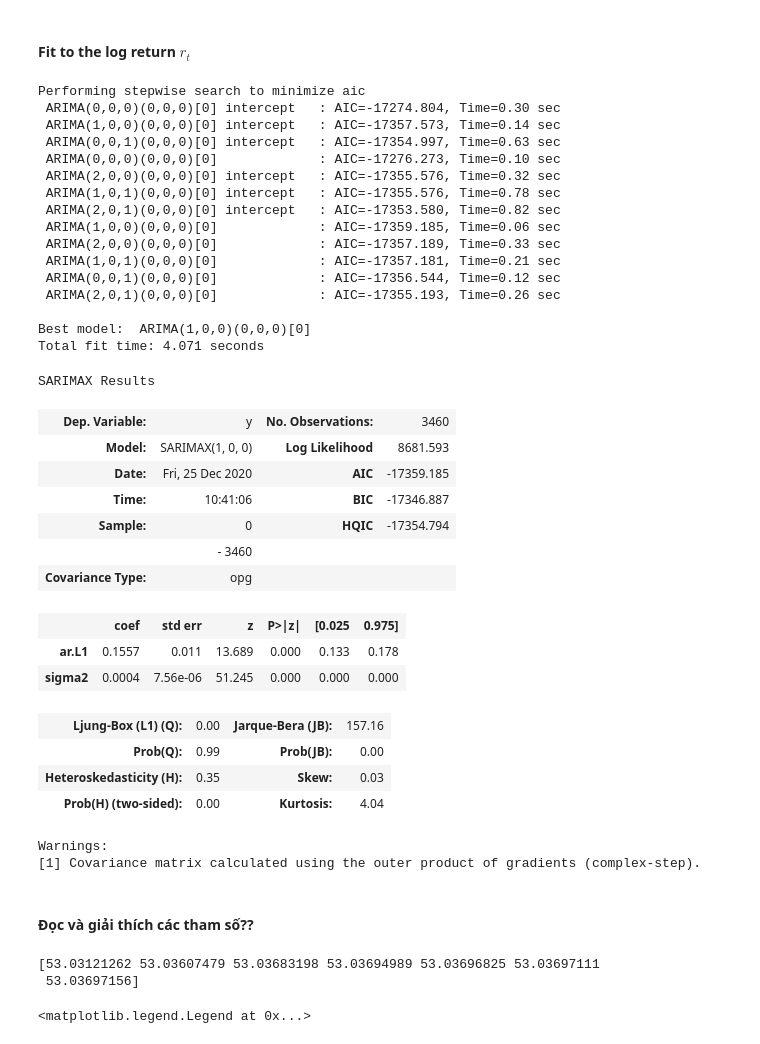
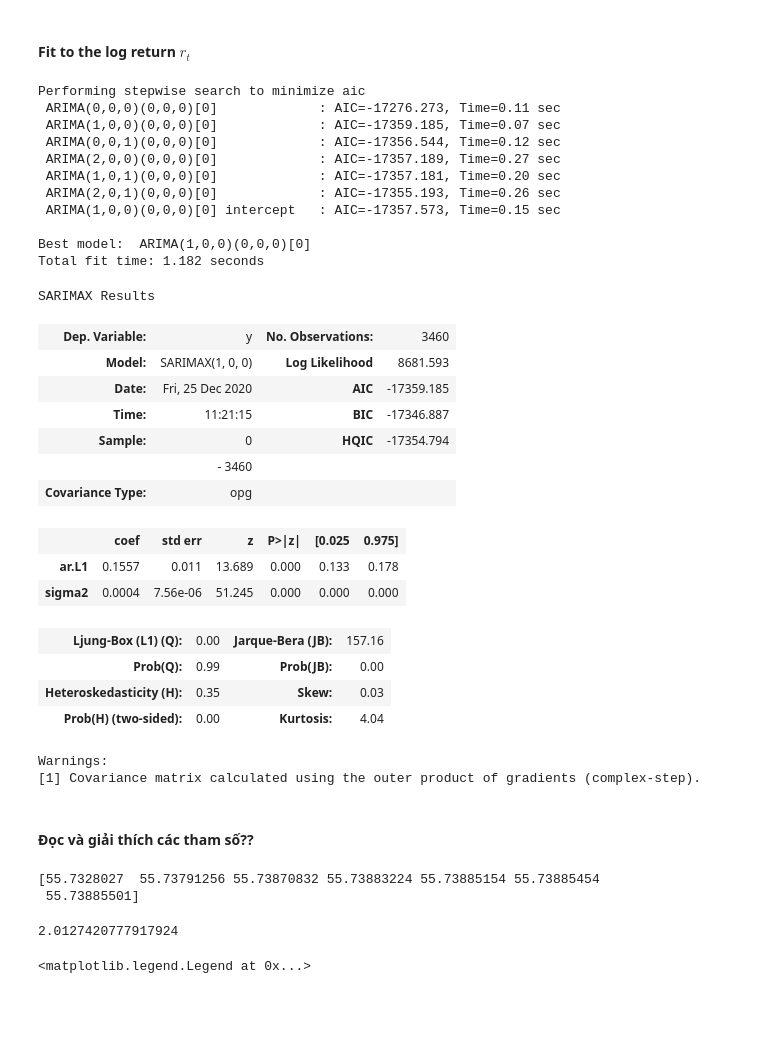
Before and after one commit to vantuan5644/StockPriceForecasting, a Jupyter notebook: notebooks/EDA_baseline.ipynb, the cells around one changed output. Cells and saved outputs as stored; diff of their text form; code cells hidden in the pictures; blank space fills up the shorter version.

```diff
--- a/notebooks/EDA_baseline.ipynb
+++ b/notebooks/EDA_baseline.ipynb
@@ -477,34 +490,29 @@ from statsmodels.tsa.arima_model import ARIMA
 # %%
 stepwise_fit = auto_arima(r_t, start_p=0, start_q=0,
                           max_p=6, max_q=3,
-                          seasonal=True, m=1,
+                          seasonal=False,
                           trace=True,
                           error_action='ignore',
                           suppress_warnings=True,
                          )
 stepwise_fit.summary()
 # %% [output]
 Performing stepwise search to minimize aic
- ARIMA(0,0,0)(0,0,0)[0] intercept   : AIC=-17274.804, Time=0.30 sec
- ARIMA(1,0,0)(0,0,0)[0] intercept   : AIC=-17357.573, Time=0.14 sec
- ARIMA(0,0,1)(0,0,0)[0] intercept   : AIC=-17354.997, Time=0.63 sec
- ARIMA(0,0,0)(0,0,0)[0]             : AIC=-17276.273, Time=0.10 sec
- ARIMA(2,0,0)(0,0,0)[0] intercept   : AIC=-17355.576, Time=0.32 sec
- ARIMA(1,0,1)(0,0,0)[0] intercept   : AIC=-17355.576, Time=0.78 sec
- ARIMA(2,0,1)(0,0,0)[0] intercept   : AIC=-17353.580, Time=0.82 sec
- ARIMA(1,0,0)(0,0,0)[0]             : AIC=-17359.185, Time=0.06 sec
- ARIMA(2,0,0)(0,0,0)[0]             : AIC=-17357.189, Time=0.33 sec
- ARIMA(1,0,1)(0,0,0)[0]             : AIC=-17357.181, Time=0.21 sec
+ ARIMA(0,0,0)(0,0,0)[0]             : AIC=-17276.273, Time=0.11 sec
+ ARIMA(1,0,0)(0,0,0)[0]             : AIC=-17359.185, Time=0.07 sec
  ARIMA(0,0,1)(0,0,0)[0]             : AIC=-17356.544, Time=0.12 sec
+ ARIMA(2,0,0)(0,0,0)[0]             : AIC=-17357.189, Time=0.27 sec
+ ARIMA(1,0,1)(0,0,0)[0]             : AIC=-17357.181, Time=0.20 sec
  ARIMA(2,0,1)(0,0,0)[0]             : AIC=-17355.193, Time=0.26 sec
+ ARIMA(1,0,0)(0,0,0)[0] intercept   : AIC=-17357.573, Time=0.15 sec
 
 Best model:  ARIMA(1,0,0)(0,0,0)[0]
-Total fit time: 4.071 seconds
+Total fit time: 1.182 seconds
 SARIMAX Results
 | Dep. Variable: | y | No. Observations: | 3460 |
 | Model: | SARIMAX(1, 0, 0) | Log Likelihood | 8681.593 |
 | Date: | Fri, 25 Dec 2020 | AIC | -17359.185 |
-| Time: | 10:41:06 | BIC | -17346.887 |
+| Time: | 11:21:15 | BIC | -17346.887 |
 | Sample: | 0 | HQIC | -17354.794 |
 |  | - 3460 |  |  |
 | Covariance Type: | opg |  |  |
@@ -535,8 +543,12 @@ def get_x_t(predicted_log_return, last_obs):
 y_pred = get_x_t(log_return_pred, last_obs=train_data[target_col].iloc[-1])
 print(y_pred)
 # %% [output]
-[53.03121262 53.03607479 53.03683198 53.03694989 53.03696825 53.03697111
- 53.03697156]
+[55.7328027  55.73791256 55.73870832 55.73883224 55.73885154 55.73885454
+ 55.73885501]
+# %%
+MAPE(test_data[target_col][:forecasting_horizon], y_pred)
+# %% [output]
+2.0127420777917924
 # %%
 for i in range(conf_interval.shape[1]):
     conf_interval[:, i] = get_x_t(conf_interval[:,i], last_obs=train_data[target_col].iloc[-1])
```
Also changed, not shown: parts of 17 cells of this notebook, 5 other files.
